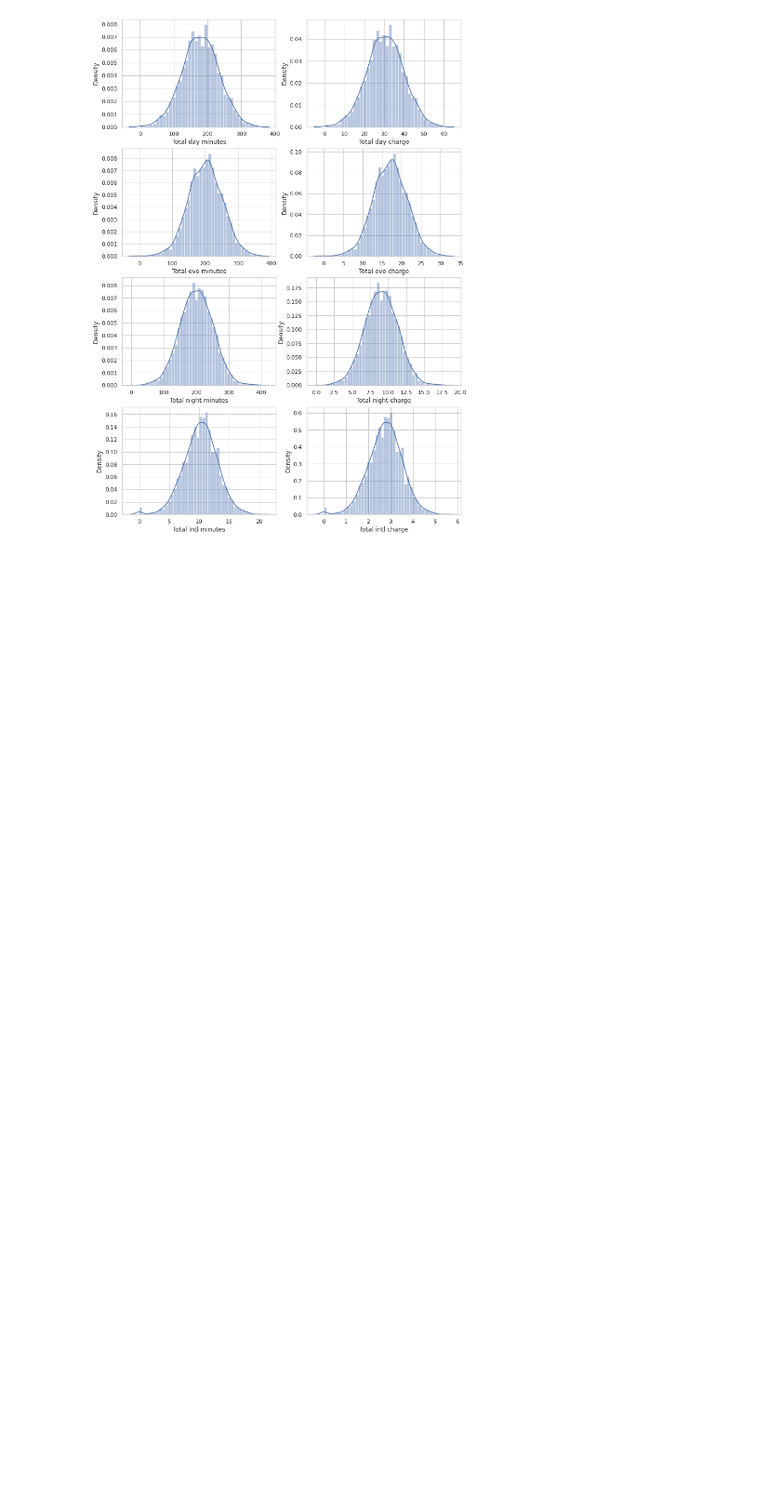
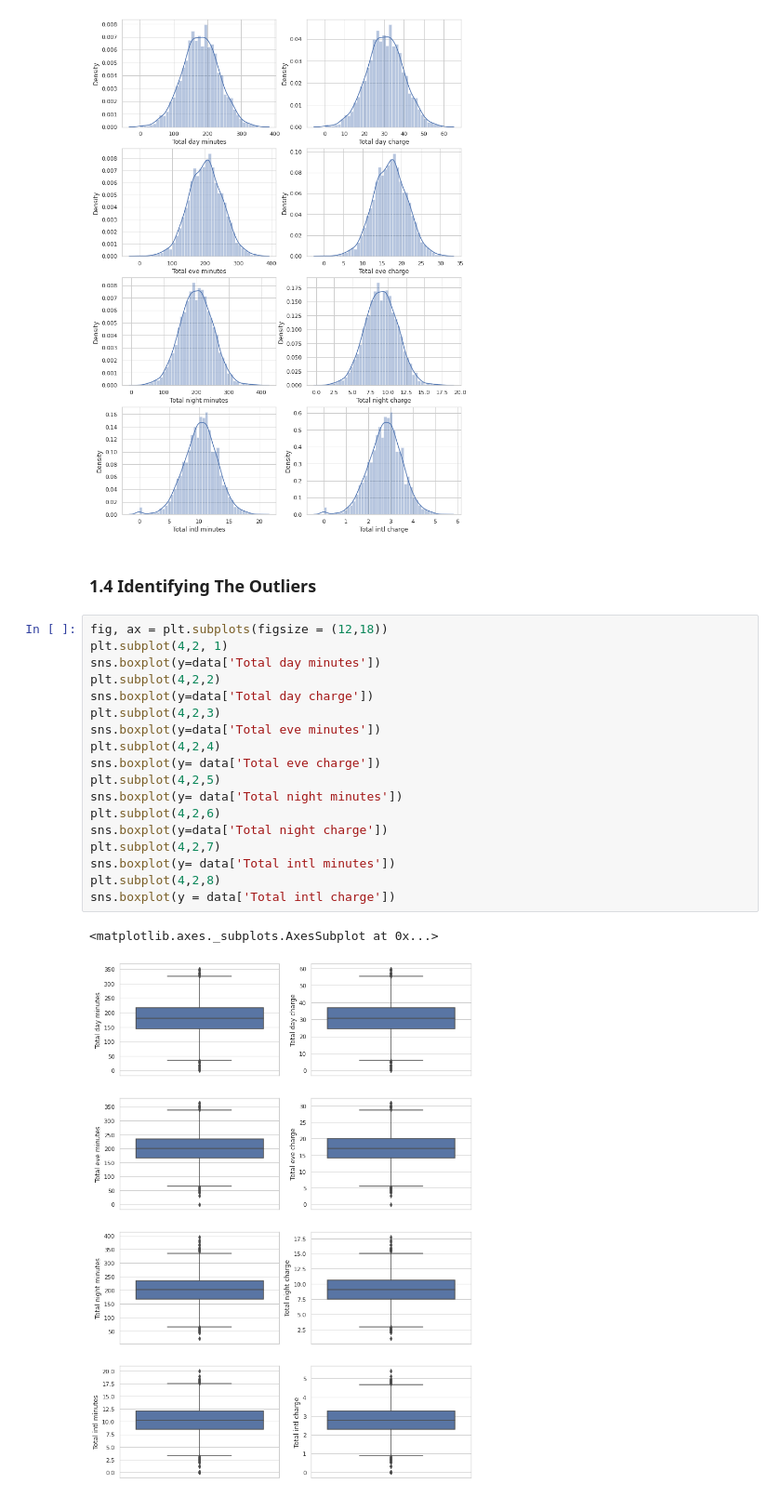
Before and after one commit to Ravinder-Kumar-M/Telecom-Churn-Analysis, a Jupyter notebook: Telecom_Churn_Analysis_Capstone_Project.ipynb, the cells around one changed output. Shown at 93% size. Saved outputs shown, nothing was run; the diff lists cells and outputs as text; blank space fills up the shorter version.

Commit message:
Identifying The Outliers

```diff
--- a/Telecom_Churn_Analysis_Capstone_Project.ipynb
+++ b/Telecom_Churn_Analysis_Capstone_Project.ipynb
@@ -125,3 +125,26 @@ sns.distplot(data['Total intl charge'])
 # %% [output]
 <matplotlib.axes._subplots.AxesSubplot at 0x...>
 [figure]
+# %% [markdown]
+### 1.4 Identifying The Outliers
+# %%
+fig, ax = plt.subplots(figsize = (12,18))
+plt.subplot(4,2, 1)
+sns.boxplot(y=data['Total day minutes'])
+plt.subplot(4,2,2)
+sns.boxplot(y=data['Total day charge'])
+plt.subplot(4,2,3)
+sns.boxplot(y=data['Total eve minutes'])
+plt.subplot(4,2,4)
+sns.boxplot(y= data['Total eve charge'])
+plt.subplot(4,2,5)
+sns.boxplot(y= data['Total night minutes'])
+plt.subplot(4,2,6)
+sns.boxplot(y=data['Total night charge'])
+plt.subplot(4,2,7)
+sns.boxplot(y= data['Total intl minutes'])
+plt.subplot(4,2,8)
+sns.boxplot(y = data['Total intl charge'])
+# %% [output]
+<matplotlib.axes._subplots.AxesSubplot at 0x...>
+[figure, added]
```
Also changed, not shown: parts of 1 cell of this notebook.
